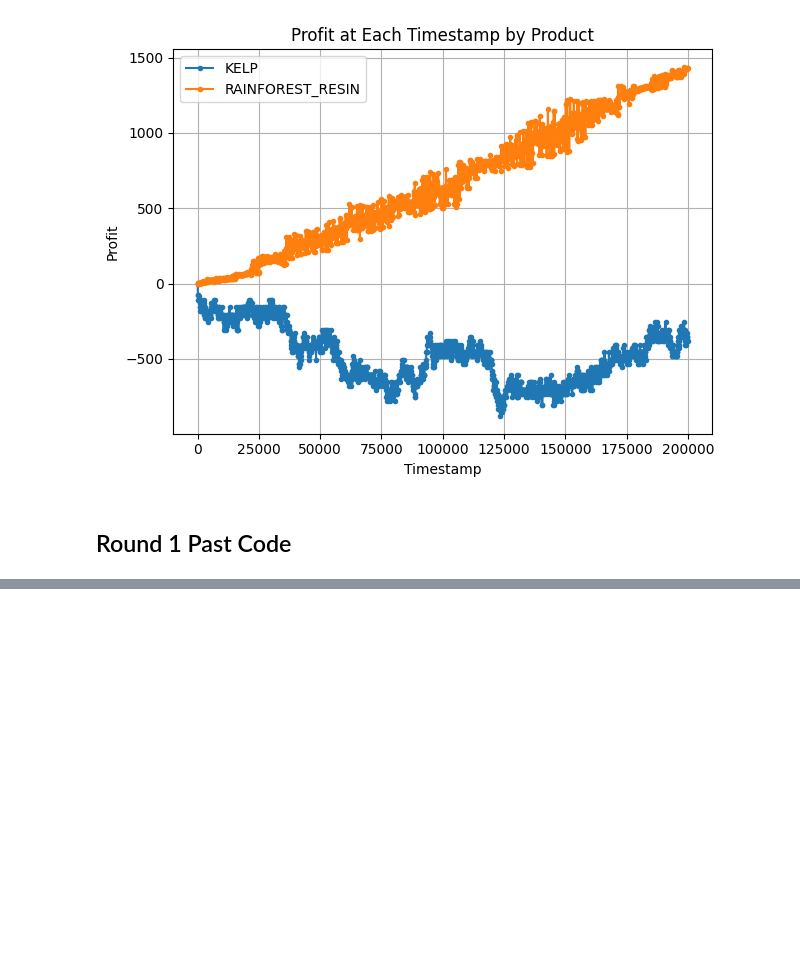
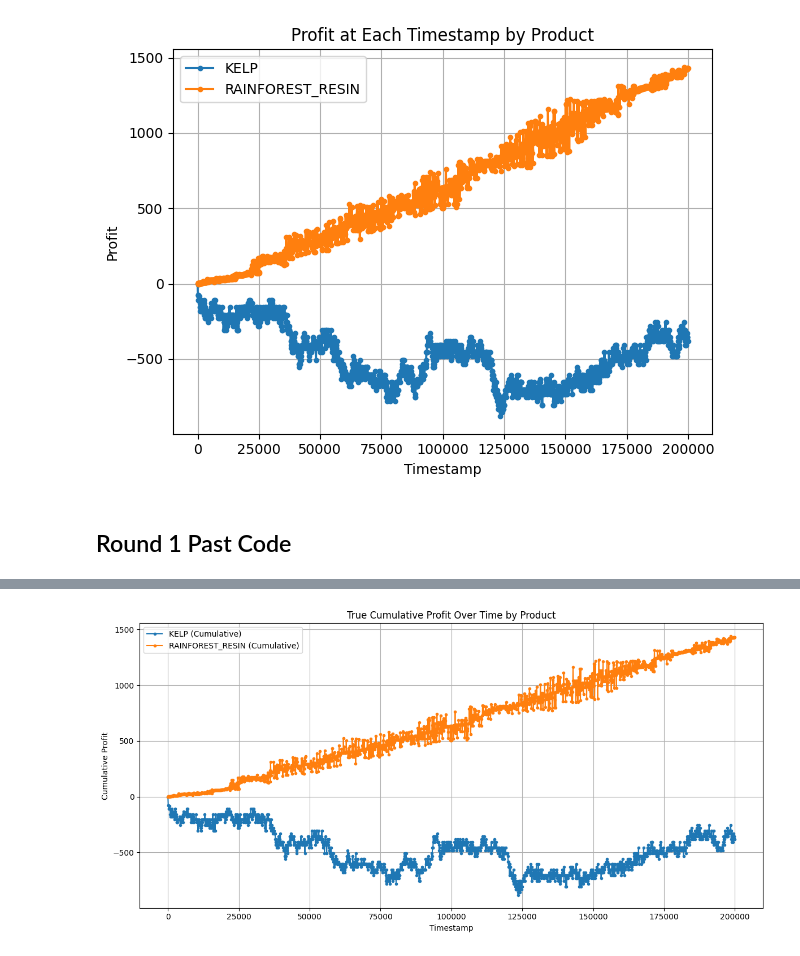
Before and after one commit to kgawande1/aura-farmers, a Jupyter notebook: Tutorial/visualizer.ipynb, the cells around one changed output, grey strips where cells are left out. Cells and saved outputs as stored; diff of their text form; code cells hidden in the pictures; blank space fills up the shorter version.

Commit message:
round 1 results visual

```diff
--- a/Tutorial/visualizer.ipynb
+++ b/Tutorial/visualizer.ipynb
@@ -98,0 +75,70 @@ plt.show()
+# %%
+import pandas as pd
+import matplotlib.pyplot as plt
+import re
+
+# Load the log file
+log_path = "/Users/kgawande/Documents/Projects/aura-farmers/backtests/2025-04-08_09-24-20.log"
+with open(log_path, "r") as f:
+    lines = f.readlines()
+
+# Extract timestamp, product, and profit
+data = []
+pattern = re.compile(r"KELP|RAINFOREST_RESIN|SQUID_INK")
+
+for line in lines:
+    if pattern.search(line):
+        parts = line.strip().split(";")
+        if len(parts) > 12:
+            product = parts[2]
+            timestamp = int(parts[1])
+            try:
+                profit = float(parts[-1])
+                data.append((timestamp, product, profit))
+            except ValueError:
+                continue
+
+# Create DataFrame
+df = pd.DataFrame(data, columns=["Timestamp", "Product", "Profit"])
+df.sort_values(["Product", "Timestamp"], inplace=True)
+
+# Compute true cumulative profit across resets
+cumulative_data = []
+last_profit = {}
+
+for row in df.itertuples():
+    timestamp = row.Timestamp
+    product = row.Product
+    profit = row.Profit
+
+    # Get last recorded profit for this product
+    last = last_profit.get(product, 0)
+
+    # Calculate profit delta
+    delta = profit - last
+    # Update cumulative profit
+    if cumulative_data and cumulative_data[-1][1] == product:
+        cumulative = cumulative_data[-1][3] + delta
+    else:
+        cumulative = delta
+
+    cumulative_data.append((timestamp, product, profit, cumulative))
+    last_profit[product] = profit
+
+# Final DataFrame
+cum_df = pd.DataFrame(cumulative_data, columns=["Timestamp", "Product", "Profit", "Cumulative_Profit"])
+
+# Plot
+fig, ax = plt.subplots(figsize=(12, 6))
+for product, group in cum_df.groupby("Product"):
+    ax.plot(group["Timestamp"], group["Cumulative_Profit"], label=f"{product} (Cumulative)", marker='.')
+
+ax.set_title("True Cumulative Profit Over Time by Product")
+ax.set_xlabel("Timestamp")
+ax.set_ylabel("Cumulative Profit")
+ax.legend()
+ax.grid(True)
+plt.tight_layout()
+plt.show()
+# %% [output]
+[figure, added]
```
Also changed, not shown: parts of 1 cell of this notebook.
